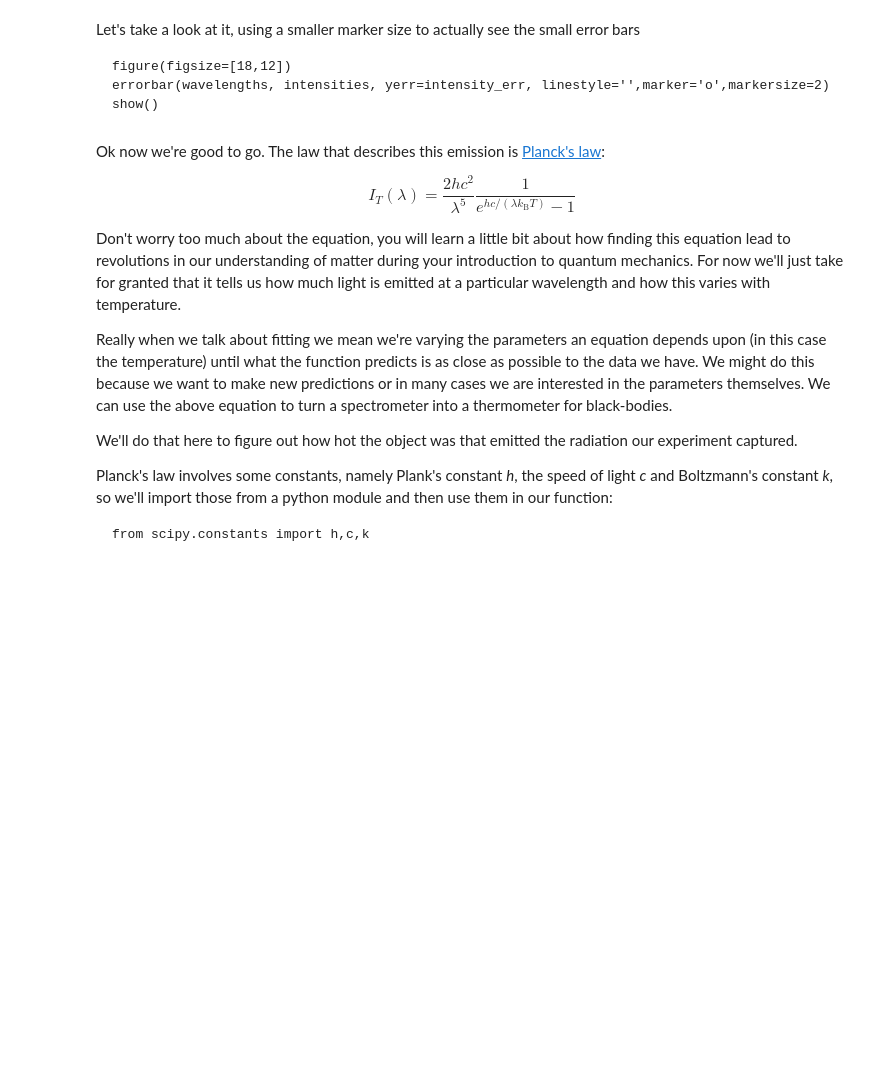
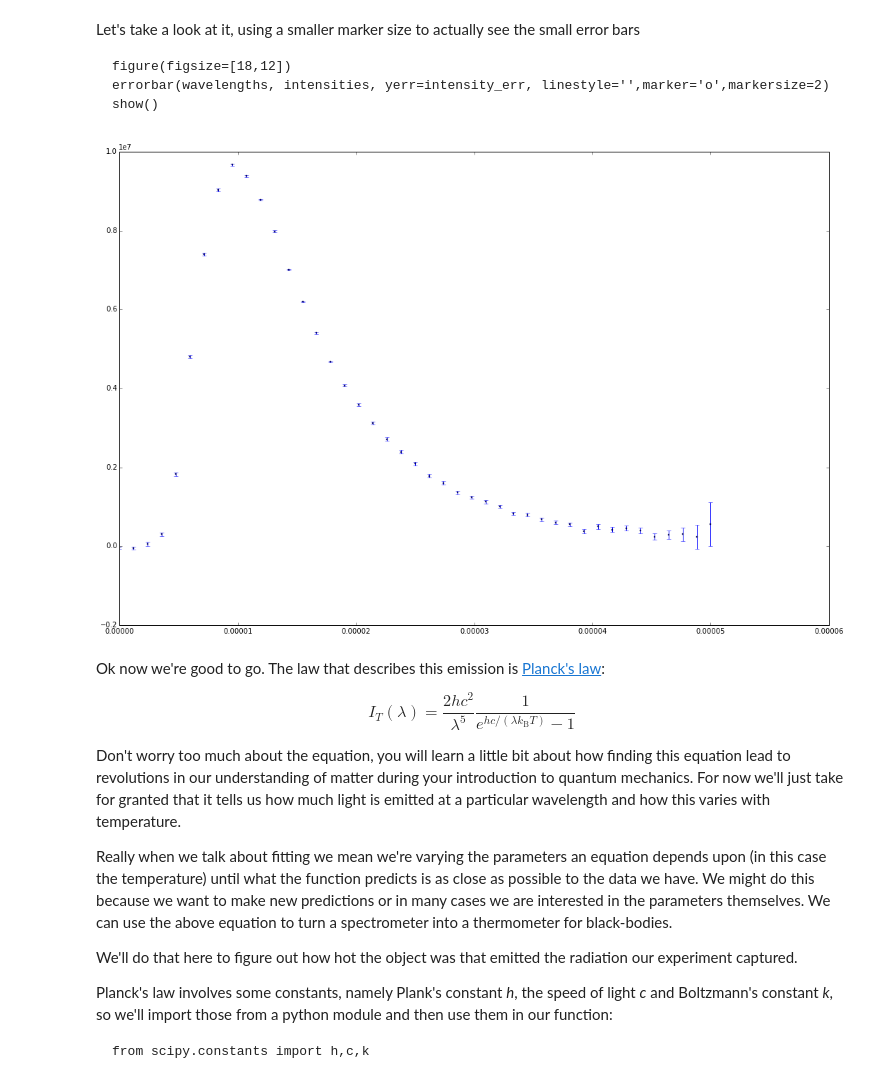
Before and after one commit to Clyde-fare/Imperial_Chem_Python, a Jupyter notebook: C_Y1/workshop3/Workshop 3_solns.ipynb, the cells around one changed output. Cells and saved outputs as stored; diff of their text form; code cells hidden in the pictures; blank space fills up the shorter version.

Commit message:
Minor tweaks to workshop 3 A posterori corrections to exercise 1 Updated notes Transformed exercise 1 data files to dos format

```diff
--- a/C_Y1/workshop3/Workshop 3_solns.ipynb
+++ b/C_Y1/workshop3/Workshop 3_solns.ipynb
@@ -231,12 +237,23 @@ Our working example is going to be the spectrum of a so called [black body](http
     wavelengths=spec_data[:,0]
     intensities=spec_data[:,1]
     intensity_err=spec_data[:,2]
+# %%
+spec_data = loadtxt('black_body.txt')
+wavelengths=spec_data[:,0]
+intensities=spec_data[:,1]
+intensity_err=spec_data[:,2]
 # %% [markdown]
 Let's take a look at it, using a smaller marker size to actually see the small error bars
 
     figure(figsize=[18,12])
     errorbar(wavelengths, intensities, yerr=intensity_err, linestyle='',marker='o',markersize=2)
     show()
+# %%
+figure(figsize=[18,12])
+errorbar(wavelengths, intensities, yerr=intensity_err, linestyle='',marker='o',markersize=2)
+show()
+# %% [output]
+[figure, added]
 # %% [markdown]
 Ok now we're good to go. The law that describes this emission is [Planck's law](http://en.wikipedia.org/wiki/Planck%27s_law):
 
```
Also changed, not shown: parts of 12 cells of this notebook, 4 other files.
